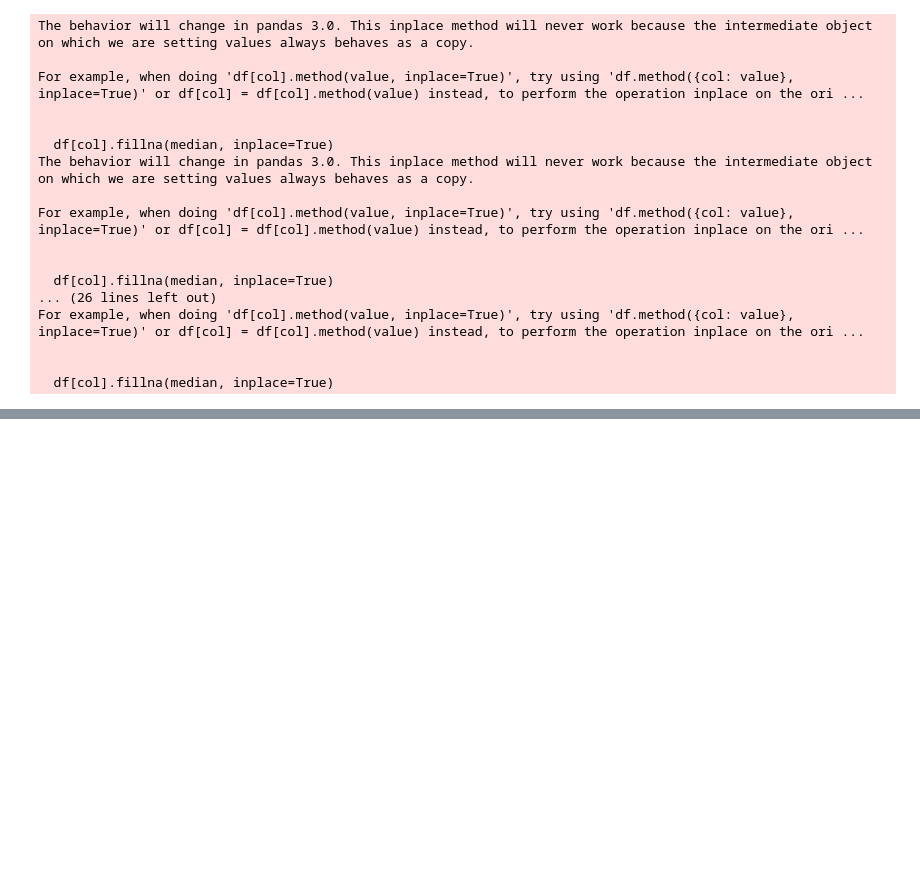
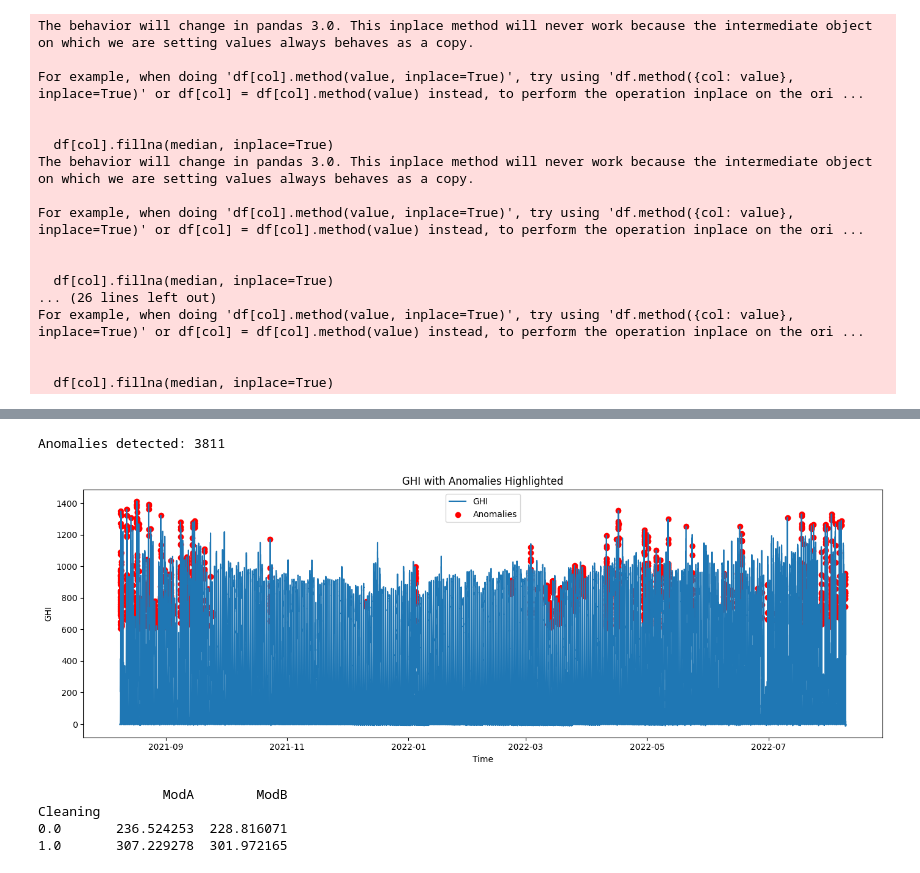
Before and after one commit to neureve/solar-challenge-week1, a Jupyter notebook: src/notebooks/benin_eda.ipynb, the cells around one changed output, grey strips where cells are left out. Cells and saved outputs as stored; diff of their text form; code cells hidden in the pictures; blank space fills up the shorter version.

```diff
--- a/src/notebooks/benin_eda.ipynb
+++ b/src/notebooks/benin_eda.ipynb
@@ -214,0 +279,27 @@ df.to_csv(f"data/{country}_clean.csv", index=False)
+# %%
+z_scores = df[['GHI', 'DNI', 'DHI', 'Tamb']].apply(zscore)
+anomalies = z_scores[(z_scores.abs() > 3).any(axis=1)]
+
+print("Anomalies detected:", anomalies.shape[0])
+# %% [output]
+Anomalies detected: 3811
+# %%
+plt.figure(figsize=(14, 5))
+plt.plot(df.index, df['GHI'], label='GHI')
+plt.scatter(anomalies.index, df.loc[anomalies.index, 'GHI'], color='red', label='Anomalies')
+plt.title("GHI with Anomalies Highlighted")
+plt.xlabel("Time")
+plt.ylabel("GHI")
+plt.legend()
+plt.tight_layout()
+plt.show()
+# %% [output]
+[figure, added]
+# %%
+grouped = df.groupby('Cleaning')[['ModA', 'ModB']].mean()
+print(grouped)
+# %% [output]
+                ModA        ModB
+Cleaning
+0.0       236.524253  228.816071
+1.0       307.229278  301.972165
```
Also changed, not shown: parts of 20 cells of this notebook.
